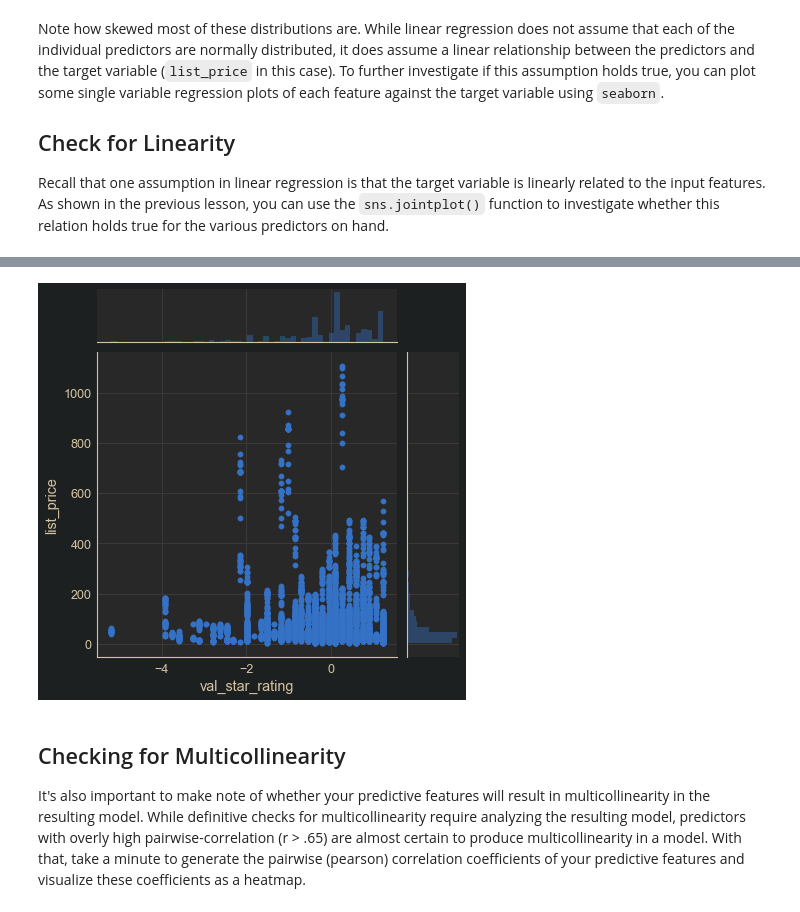
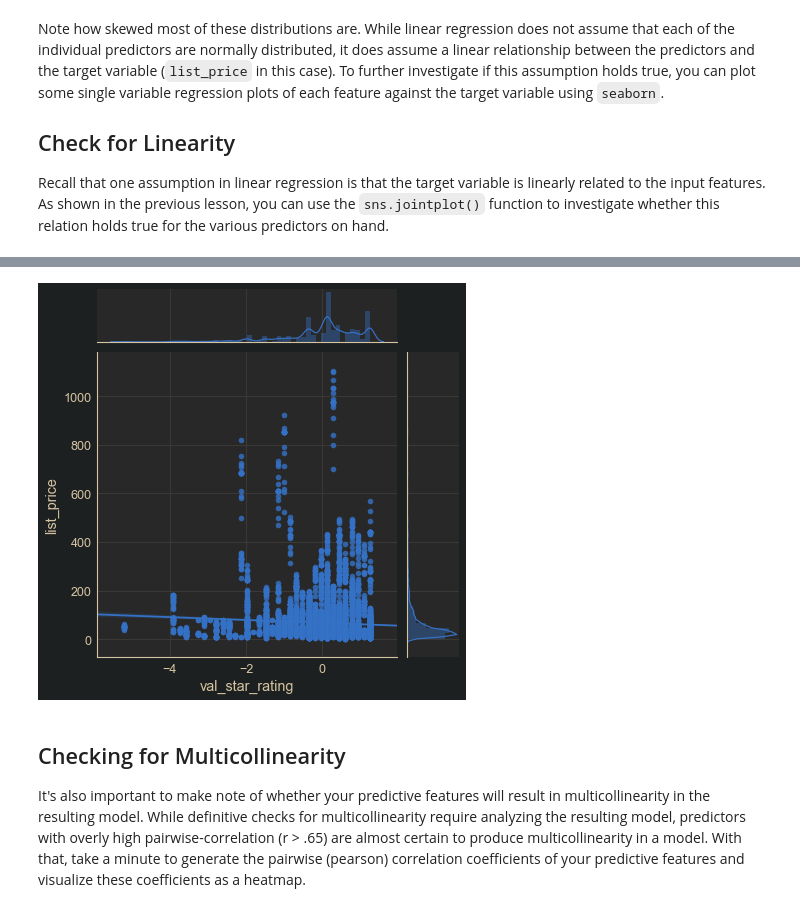
Before and after one commit to FoamoftheSea/dsc-exploring-your-data-lab-online-ds-sp-000, a Jupyter notebook: index.ipynb, the cells around one changed output, grey strips where cells are left out. Saved outputs shown, nothing was run; the diff lists cells and outputs as text; code cells hidden in the pictures.

```diff
--- a/index.ipynb
+++ b/index.ipynb
@@ -59,5 +59,3 @@ df.describe()
 8 rows × 103 columns
 # %% [markdown]
 - Use pandas to plot histograms for all the numeric variables in the dataset.
-# %%
-plt.rcParams.keys()
@@ -111,7 +91,7 @@ sns.jointplot(df.star_rating, df.list_price);
 # %%
-sns.jointplot(df.val_star_rating, df.list_price);
+sns.jointplot(df.val_star_rating, df.list_price, kind='reg');
 # %% [output]
-[figure, old version]
+[figure, new version]
 # %% [markdown]
 ## Checking for Multicollinearity
 
```
Also changed, not shown: parts of 6 cells of this notebook.
